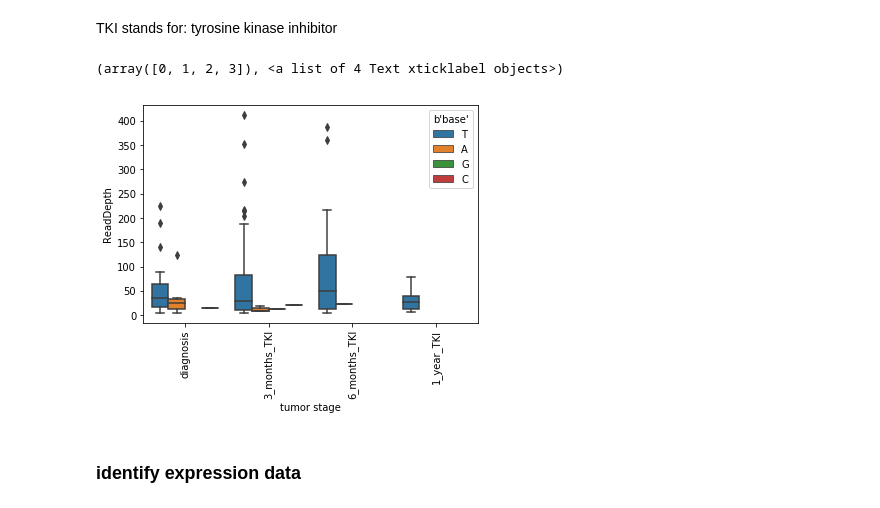
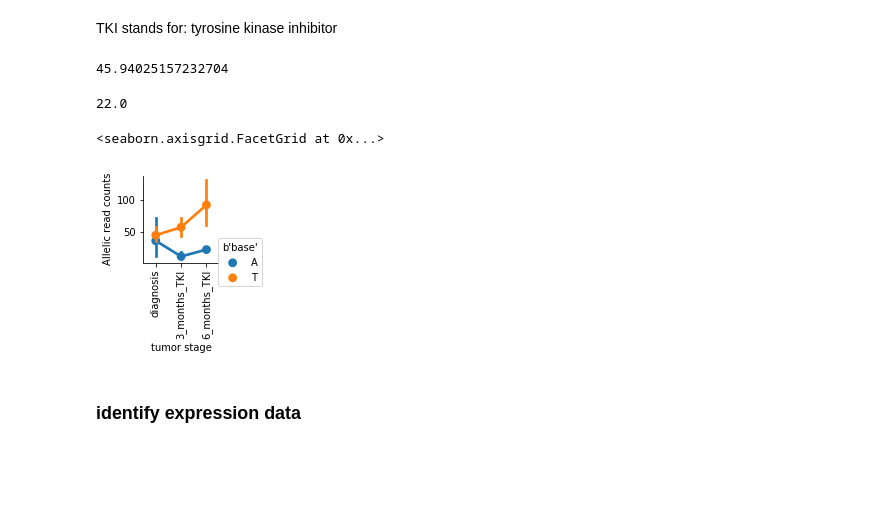
Before and after one commit to brianyiktaktsui/Skymap, a Jupyter notebook: Analysis/SingleCellLeukemia.ipynb, the cells around one changed output. Saved outputs shown, nothing was run; the diff lists cells and outputs as text; code cells hidden in the pictures; blank space fills up the shorter version.

```diff
--- a/Analysis/SingleCellLeukemia.ipynb
+++ b/Analysis/SingleCellLeukemia.ipynb
@@ -198,0 +214,2 @@ myChrPosDf_hit=myChrPosDf[(myChrPosDf.Pos==queryPosition)&m_project]
+# %%
+myChrPosDf_hit['ReadDepth_log']=np.log2(myChrPosDf_hit['ReadDepth']+1)
@@ -258,14 +329,23 @@ Index(['3_months_TKI', 'diagnosis', 'blast_crisis', '6_months_TKI',
       dtype='object')
 # %% [markdown]
 TKI stands for: tyrosine kinase inhibitor
+# %%
+myChrPosDf_hit.groupby(['Run'])['ReadDepth'].sum().mean()
+# %% [output]
+45.94025157232704
+# %%
+myChrPosDf_hit['ReadDepth'].median()
+# %% [output]
+22.0
 # %%
 m=myChrPosDf_hit['AverageBaseQuality']>=30
-sns.boxplot(data=myChrPosDf_hit[m],x='tumor stage',hue=b'base',y='ReadDepth',
-        order=['diagnosis','3_months_TKI','6_months_TKI', '1_year_TKI'])
+ax=sns.factorplot(data=myChrPosDf_hit[m],x='tumor stage',hue=b'base',y='ReadDepth',
+        order=['diagnosis','3_months_TKI','6_months_TKI'],jitter=0.3,size=2,hue_order=['A','T'])
 plt.xticks(rotation=90)
+ax.set_ylabels('Allelic read counts')
 # %% [output]
-(array([0, 1, 2, 3]), <a list of 4 Text xticklabel objects>)
+<seaborn.axisgrid.FacetGrid at 0x...>
-[figure, old version]
+[figure, new version]
 # %% [markdown]
 ### identify expression data
 # %%
```
Also changed, not shown: parts of 10 cells of this notebook, 14 other files.
